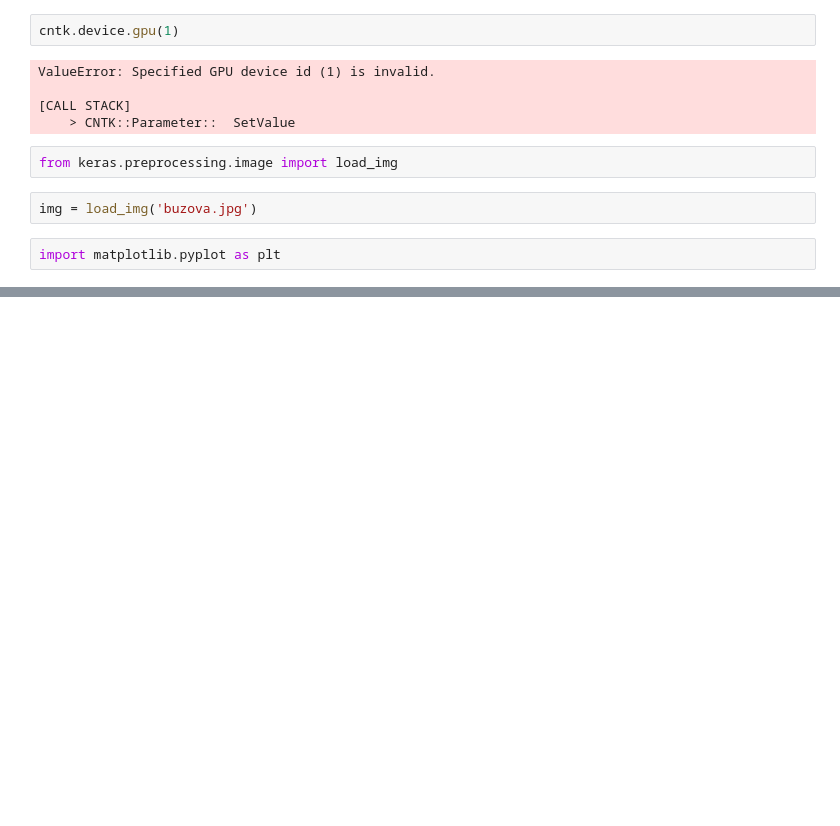
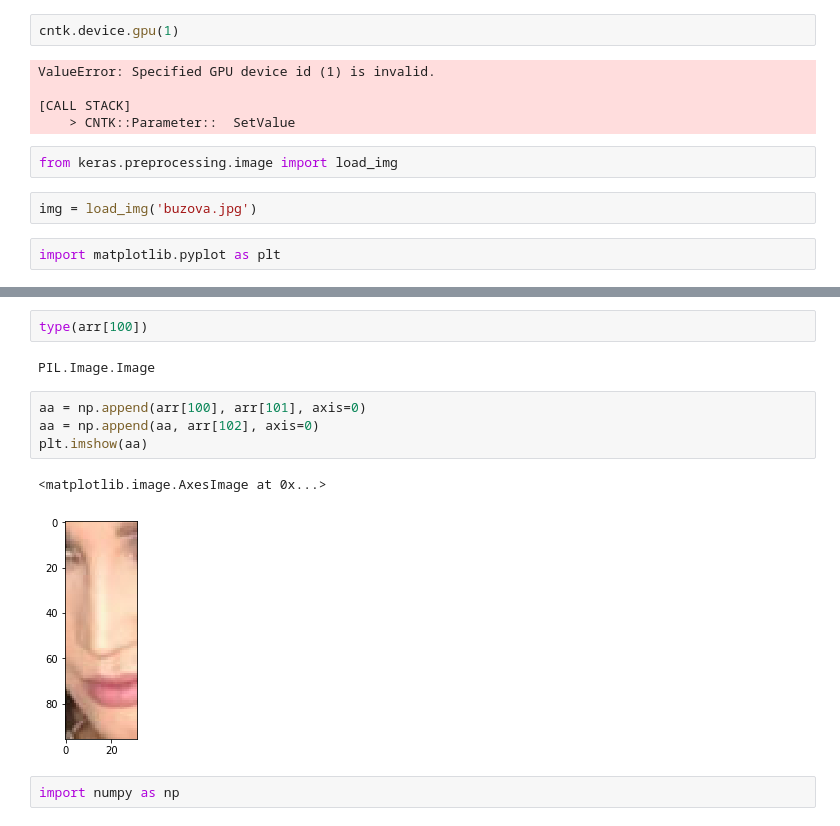
Before and after one commit to AnatoliyAksenov/imcorrdetect, a Jupyter notebook: sandbox.ipynb, the cells around one changed output, grey strips where cells are left out. Drawn from its saved outputs; the diff is of its cells as text; blank space fills up the shorter version.

```diff
--- a/sandbox.ipynb
+++ b/sandbox.ipynb
@@ -147,0 +163,13 @@ import matplotlib.pyplot as plt
+# %%
+type(arr[100])
+# %% [output]
+PIL.Image.Image
+# %%
+aa = np.append(arr[100], arr[101], axis=0)
+aa = np.append(aa, arr[102], axis=0)
+plt.imshow(aa)
+# %% [output]
+<matplotlib.image.AxesImage at 0x...>
+[figure, added]
+# %%
+import numpy as np
```
Also changed, not shown: parts of 19 cells of this notebook, 8 other files.
